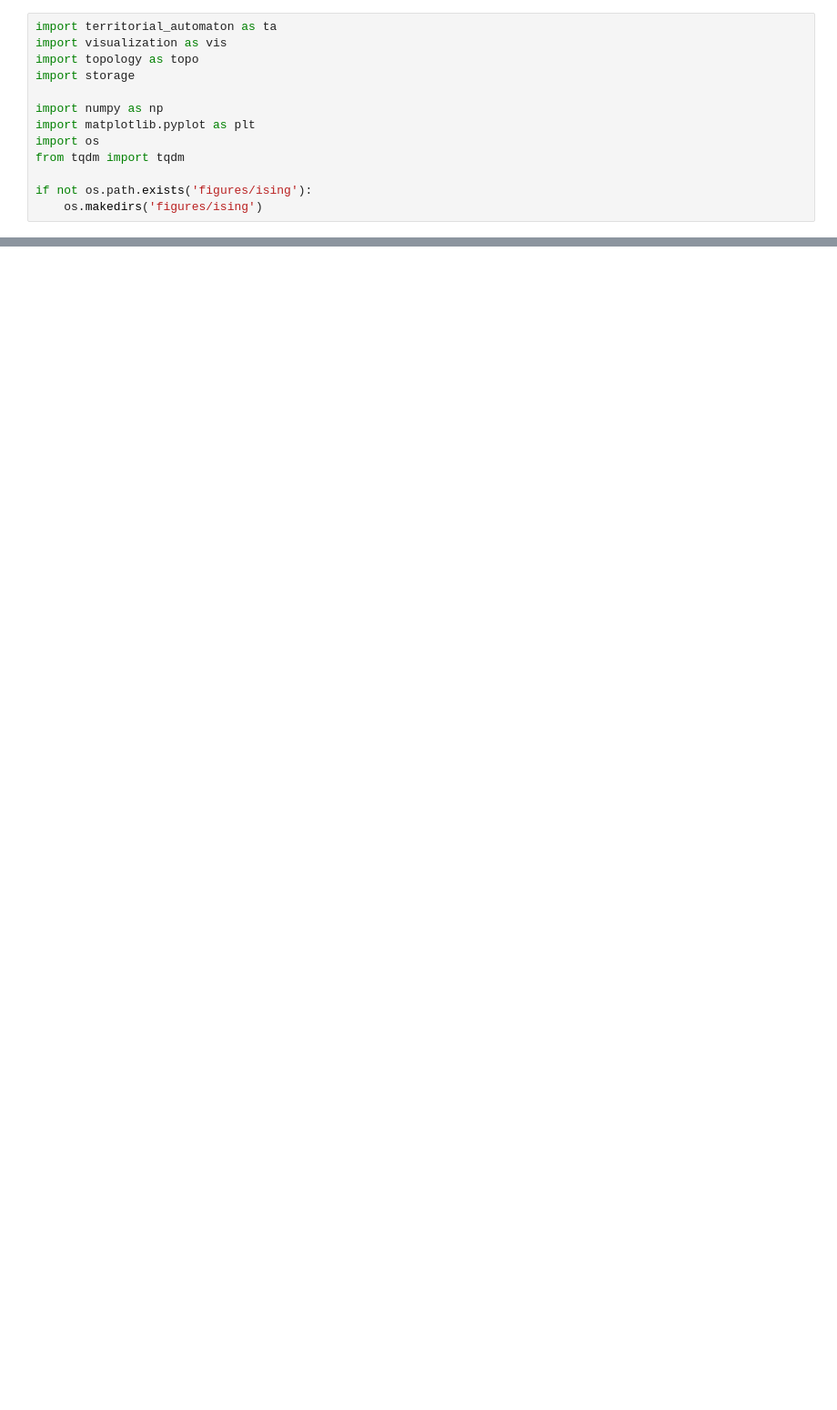
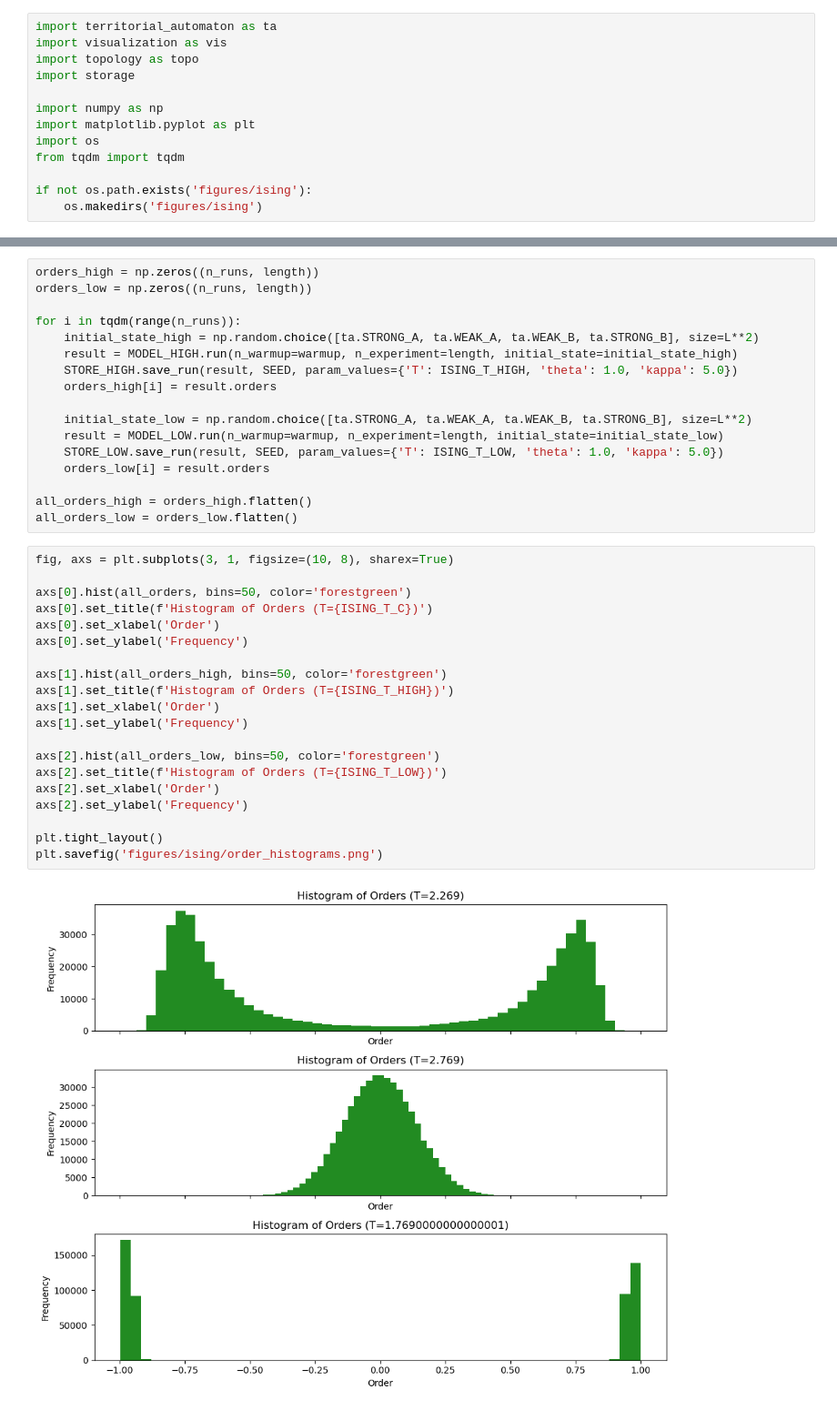
Before and after one commit to kylehtunis/territorial-automaton, a Jupyter notebook: ising.ipynb, the cells around one changed output, grey strips where cells are left out. Shown at 91% size. Cells and saved outputs as stored; diff of their text form; blank space fills up the shorter version.

```diff
--- a/ising.ipynb
+++ b/ising.ipynb
@@ -62,0 +101,39 @@ plt.show()
+# %%
+orders_high = np.zeros((n_runs, length))
+orders_low = np.zeros((n_runs, length))
+
+for i in tqdm(range(n_runs)):
+    initial_state_high = np.random.choice([ta.STRONG_A, ta.WEAK_A, ta.WEAK_B, ta.STRONG_B], size=L**2)
+    result = MODEL_HIGH.run(n_warmup=warmup, n_experiment=length, initial_state=initial_state_high)
+    STORE_HIGH.save_run(result, SEED, param_values={'T': ISING_T_HIGH, 'theta': 1.0, 'kappa': 5.0})
+    orders_high[i] = result.orders
+
+    initial_state_low = np.random.choice([ta.STRONG_A, ta.WEAK_A, ta.WEAK_B, ta.STRONG_B], size=L**2)
+    result = MODEL_LOW.run(n_warmup=warmup, n_experiment=length, initial_state=initial_state_low)
+    STORE_LOW.save_run(result, SEED, param_values={'T': ISING_T_LOW, 'theta': 1.0, 'kappa': 5.0})
+    orders_low[i] = result.orders
+
+all_orders_high = orders_high.flatten()
+all_orders_low = orders_low.flatten()
+# %%
+fig, axs = plt.subplots(3, 1, figsize=(10, 8), sharex=True)
+
+axs[0].hist(all_orders, bins=50, color='forestgreen')
+axs[0].set_title(f'Histogram of Orders (T={ISING_T_C})')
+axs[0].set_xlabel('Order')
+axs[0].set_ylabel('Frequency')
+
+axs[1].hist(all_orders_high, bins=50, color='forestgreen')
+axs[1].set_title(f'Histogram of Orders (T={ISING_T_HIGH})')
+axs[1].set_xlabel('Order')
+axs[1].set_ylabel('Frequency')
+
+axs[2].hist(all_orders_low, bins=50, color='forestgreen')
+axs[2].set_title(f'Histogram of Orders (T={ISING_T_LOW})')
+axs[2].set_xlabel('Order')
+axs[2].set_ylabel('Frequency')
+
+plt.tight_layout()
+plt.savefig('figures/ising/order_histograms.png')
+# %% [output]
+[figure, added]
```
Also changed, not shown: parts of 10 cells of this notebook, 5 other files.
